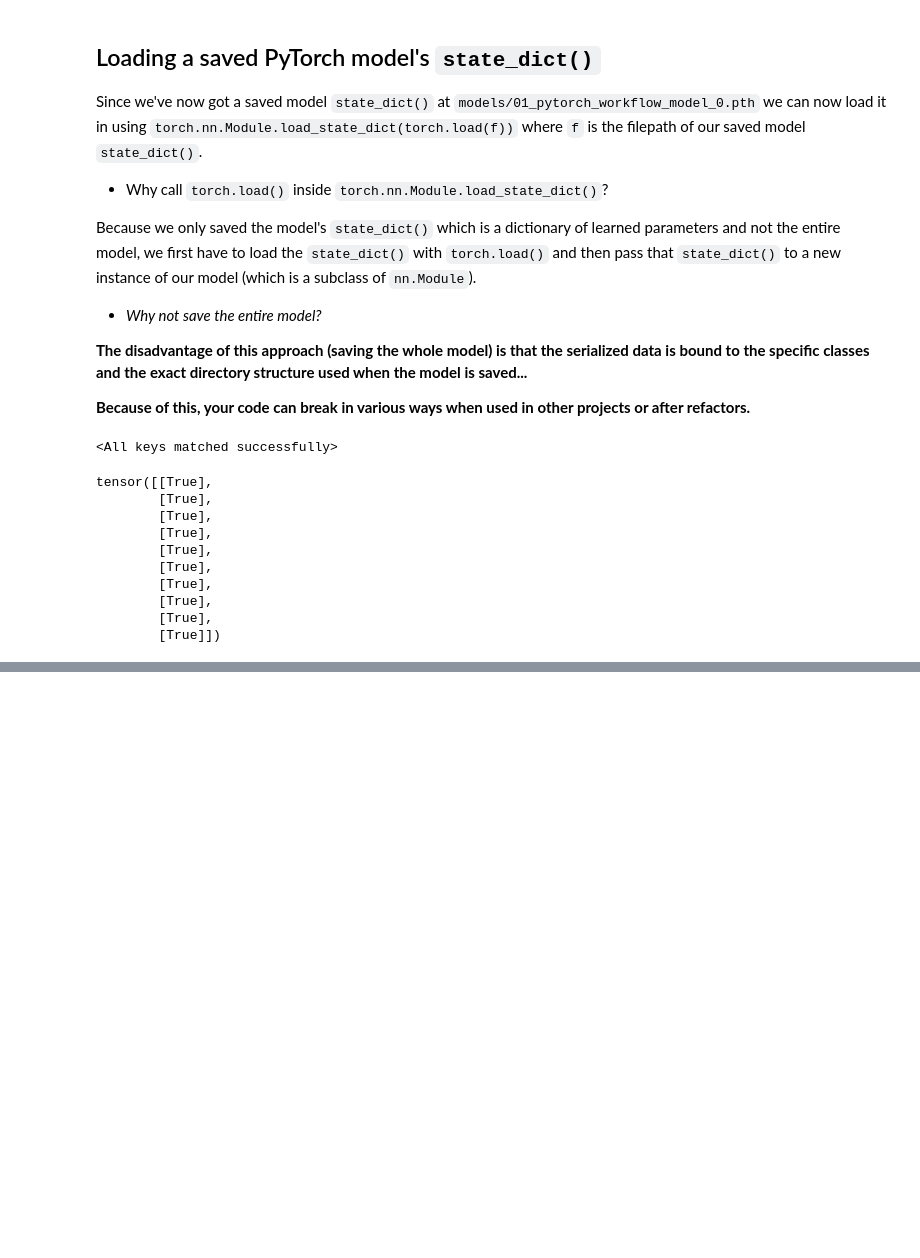
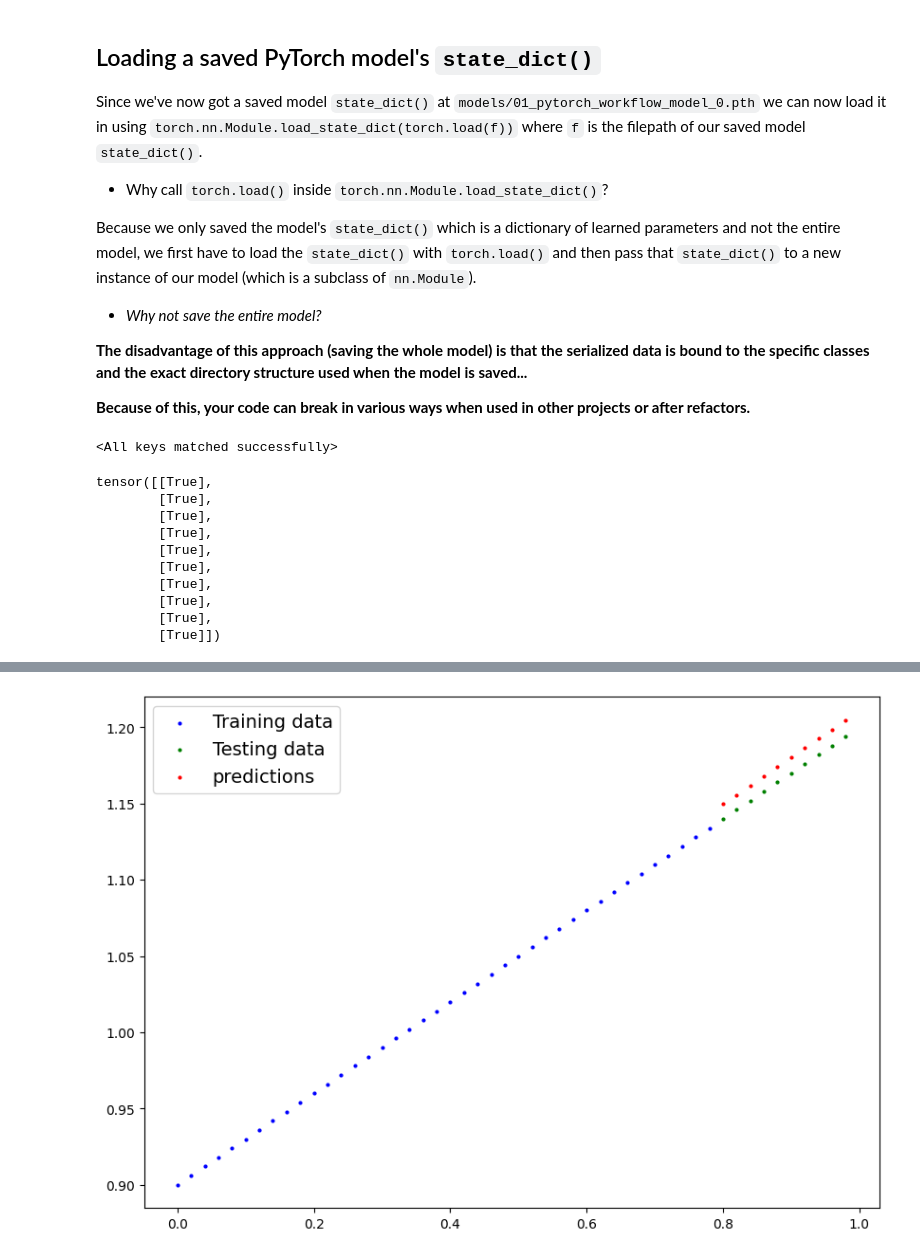
Before and after one commit to SiddheshDaphane/Deep_Learning_With_PyTorch, a Jupyter notebook: 01_PyTorch_Workflow_Fundamentals.ipynb, the cells around one changed output, grey strips where cells are left out. Drawn from its saved outputs; the diff is of its cells as text; code cells hidden in the pictures; blank space fills up the shorter version.

```diff
--- a/01_PyTorch_Workflow_Fundamentals.ipynb
+++ b/01_PyTorch_Workflow_Fundamentals.ipynb
@@ -370,0 +728,9 @@ tensor([[True],
+# %%
+class LinearRegressionModel1(nn.Module):
+  def __init__(self):
+    super().__init__()
+    self.linear_layer = nn.Linear(in_features=1,
+                                  out_features=1)
+
+  def forward(self, x:torch.Tensor) -> torch.Tensor:
+    return self.linear_layer(x)
@@ -370,0 +761,4 @@ tensor([[True],
+# %%
+loss_fn = nn.L1Loss()
+optimizer = torch.optim.SGD(params = model_01.parameters(),
+                            lr = 0.01)
@@ -370,0 +843,8 @@ tensor([[True],
+# %%
+# Make predictions
+model_01.eval()
+
+with torch.inference_mode():
+  y_pred = model_01(X_test)
+
+y_pred
@@ -370,0 +862,4 @@ tensor([[True],
+# %%
+plot_predictions(predictions=y_pred)
+# %% [output]
+[figure, added]
```
Also changed, not shown: parts of 51 cells of this notebook.
